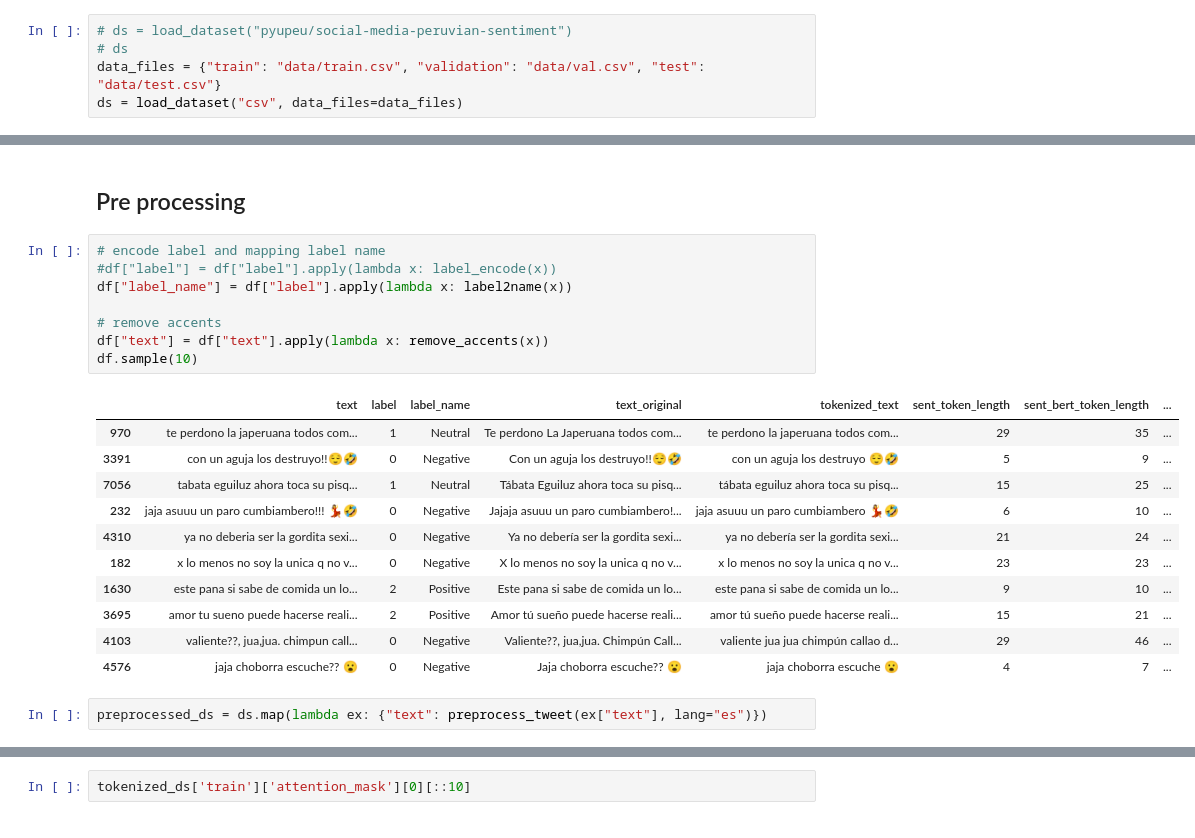
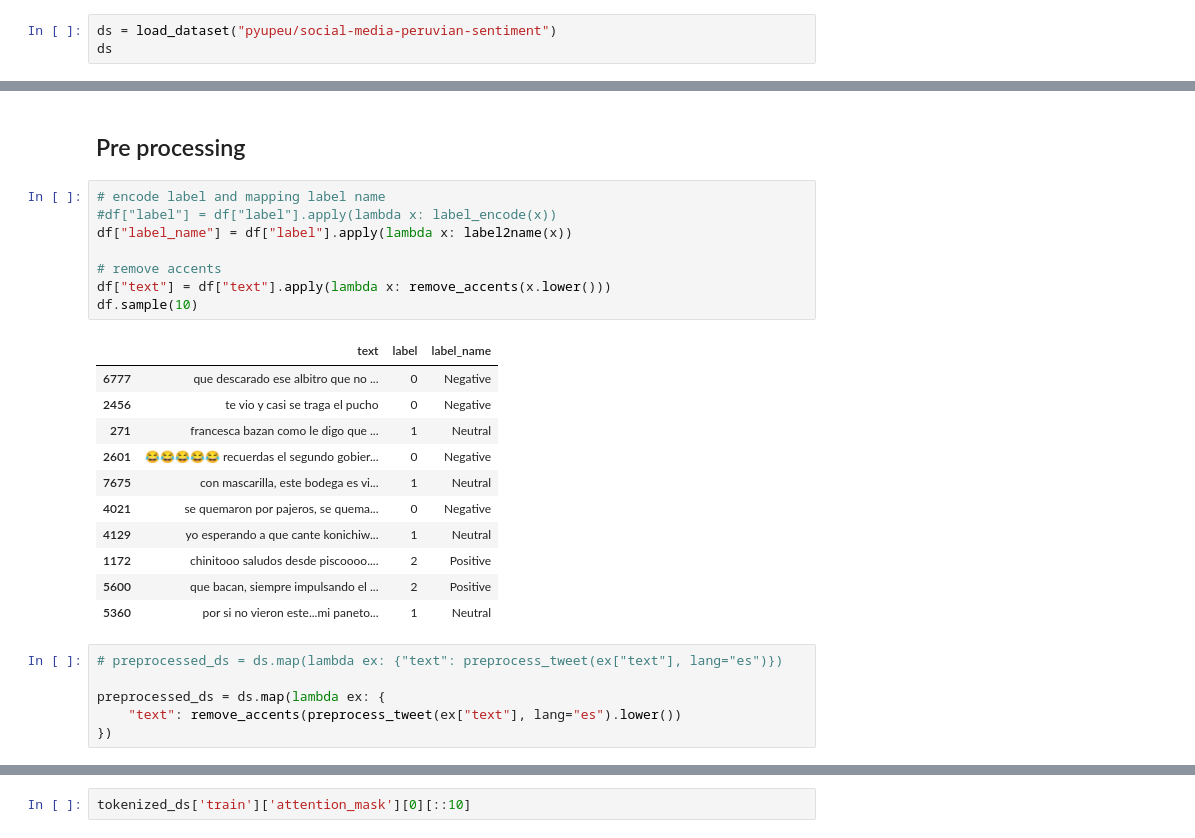
Before and after one commit to jairleo95/peruvian-slang-sentiment, a Jupyter notebook: notebooks/03-train-robertuito.ipynb, the cells around one changed output, grey strips where cells are left out. Drawn from its saved outputs; the diff is of its cells as text.

Commit message:
new dataset

```diff
--- a/notebooks/03-train-robertuito.ipynb
+++ b/notebooks/03-train-robertuito.ipynb
@@ -60,5 +60,3 @@ def label2name(x):
 # %%
-# ds = load_dataset("pyupeu/social-media-peruvian-sentiment")
-# ds
-data_files = {"train": "data/train.csv", "validation": "data/val.csv", "test": "data/test.csv"}
-ds = load_dataset("csv", data_files=data_files)
+ds = load_dataset("pyupeu/social-media-peruvian-sentiment")
+ds
@@ -116,22 +123,26 @@ tokenizer.model_max_length = max_length
 # %%
 # encode label and mapping label name
 #df["label"] = df["label"].apply(lambda x: label_encode(x))
 df["label_name"] = df["label"].apply(lambda x: label2name(x))
 
 # remove accents
-df["text"] = df["text"].apply(lambda x: remove_accents(x))
+df["text"] = df["text"].apply(lambda x: remove_accents(x.lower()))
 df.sample(10)
 # %% [output]
-|  | text | label | label_name | text_original | tokenized_text | sent_token_length | sent_bert_token_length | ... |
-| 970 | te perdono la japeruana todos com... | 1 | Neutral | Te perdono La Japeruana todos com... | te perdono la japeruana todos com... | 29 | 35 | ... |
-| 3391 | con un aguja los destruyo!!😌🤣 | 0 | Negative | Con un aguja los destruyo!!😌🤣 | con un aguja los destruyo 😌🤣 | 5 | 9 | ... |
-| 7056 | tabata eguiluz ahora toca su pisq... | 1 | Neutral | Tábata Eguiluz ahora toca su pisq... | tábata eguiluz ahora toca su pisq... | 15 | 25 | ... |
-| 232 | jaja asuuu un paro cumbiambero!!! 💃🤣 | 0 | Negative | Jajaja asuuu un paro cumbiambero!... | jaja asuuu un paro cumbiambero 💃🤣 | 6 | 10 | ... |
-| 4310 | ya no deberia ser la gordita sexi... | 0 | Negative | Ya no debería ser la gordita sexi... | ya no debería ser la gordita sexi... | 21 | 24 | ... |
-| 182 | x lo menos no soy la unica q no v... | 0 | Negative | X lo menos no soy la unica q no v... | x lo menos no soy la unica q no v... | 23 | 23 | ... |
-| 1630 | este pana si sabe de comida un lo... | 2 | Positive | Este pana si sabe de comida un lo... | este pana si sabe de comida un lo... | 9 | 10 | ... |
-| 3695 | amor tu sueno puede hacerse reali... | 2 | Positive | Amor tú sueño puede hacerse reali... | amor tú sueño puede hacerse reali... | 15 | 21 | ... |
-| 4103 | valiente??, jua,jua. chimpun call... | 0 | Negative | Valiente??, jua,jua. Chimpún Call... | valiente jua jua chimpún callao d... | 29 | 46 | ... |
-| 4576 | jaja choborra escuche?? 😮 | 0 | Negative | Jaja choborra escuche?? 😮 | jaja choborra escuche 😮 | 4 | 7 | ... |
+|  | text | label | label_name |
+| 6777 | que descarado ese albitro que no ... | 0 | Negative |
+| 2456 | te vio y casi se traga el pucho | 0 | Negative |
+| 271 | francesca bazan como le digo que ... | 1 | Neutral |
+| 2601 | 😂😂😂😂😂 recuerdas el segundo gobier... | 0 | Negative |
+| 7675 | con mascarilla, este bodega es vi... | 1 | Neutral |
+| 4021 | se quemaron por pajeros, se quema... | 0 | Negative |
+| 4129 | yo esperando a que cante konichiw... | 1 | Neutral |
+| 1172 | chinitooo saludos desde piscoooo.... | 2 | Positive |
+| 5600 | que bacan, siempre impulsando el ... | 2 | Positive |
+| 5360 | por si no vieron este...mi paneto... | 1 | Neutral |
 # %%
-preprocessed_ds = ds.map(lambda ex: {"text": preprocess_tweet(ex["text"], lang="es")})
+# preprocessed_ds = ds.map(lambda ex: {"text": preprocess_tweet(ex["text"], lang="es")})
+
+preprocessed_ds = ds.map(lambda ex: {
+    "text": remove_accents(preprocess_tweet(ex["text"], lang="es").lower())
+})
```
Also changed, not shown: parts of 47 cells of this notebook, 14 other files.
